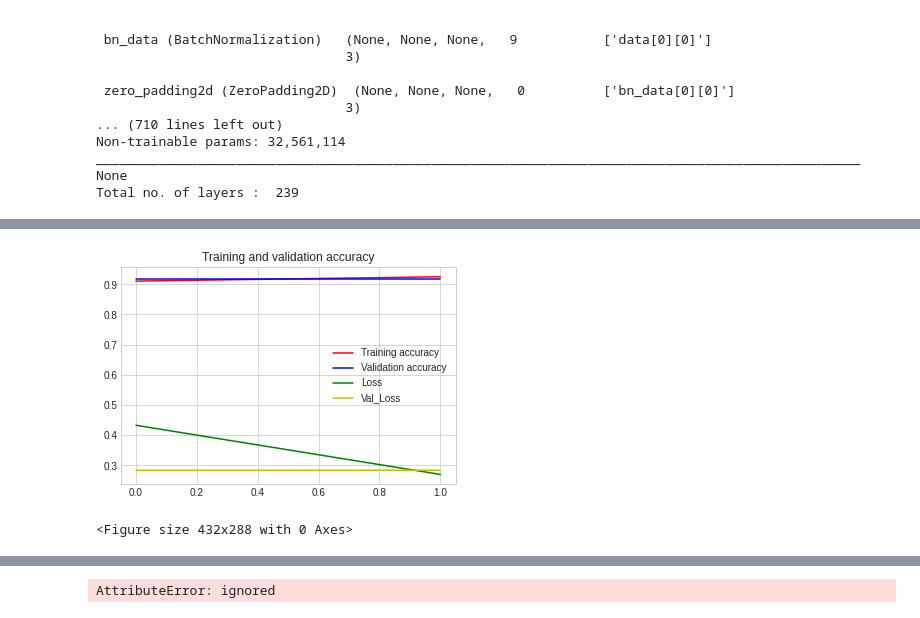
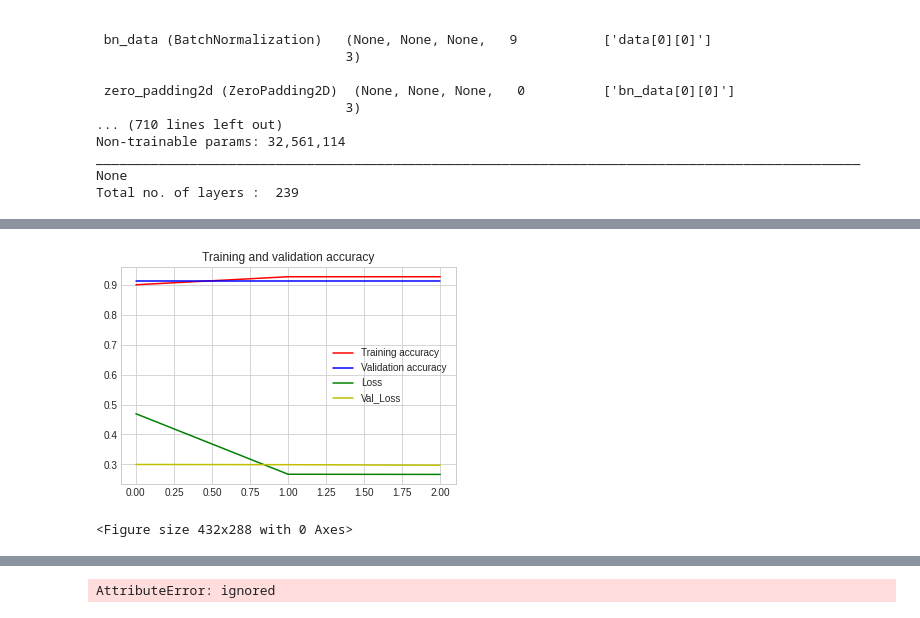
Before and after one commit to dingowhiz/Data_Analytics_ML, a Jupyter notebook: mayo_wsi_anomaly.ipynb, the cells around one changed output, grey strips where cells are left out. Cells and saved outputs as stored; diff of their text form; code cells hidden in the pictures.

```diff
--- a/mayo_wsi_anomaly.ipynb
+++ b/mayo_wsi_anomaly.ipynb
@@ -530,7 +556,7 @@ Garbage collector: collected 0 objects.
 # Build model
 model.compile(optimizer=Adam(learning_rate=0.0001, beta_1=0.9, beta_2=0.999, epsilon=1e-07, amsgrad=False, name="Adam"), loss = 'categorical_crossentropy',metrics = ['accuracy'])
 history = model.fit(X_train, y_train,
-                    epochs=2,
+                    epochs=3,
                     batch_size=64,
                     validation_data=(X_test,y_test),
                     verbose = 1,
@@ -562,4 +590,4 @@ Epoch 2/2
-[figure, old version]
+[figure, new version]
 <Figure size 432x288 with 0 Axes>
 # %%
 y_predict = model.predict(X_test)
```
Also changed, not shown: parts of 17 cells of this notebook.
